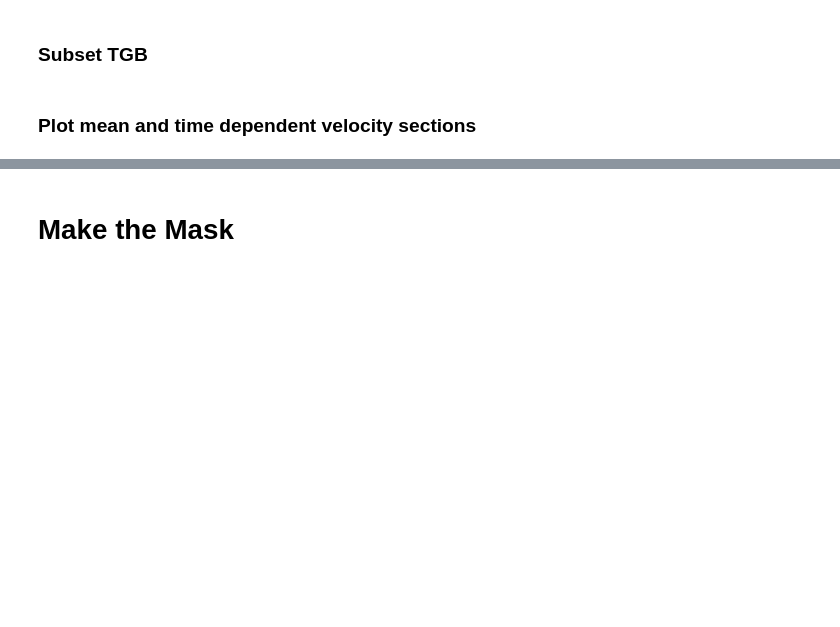
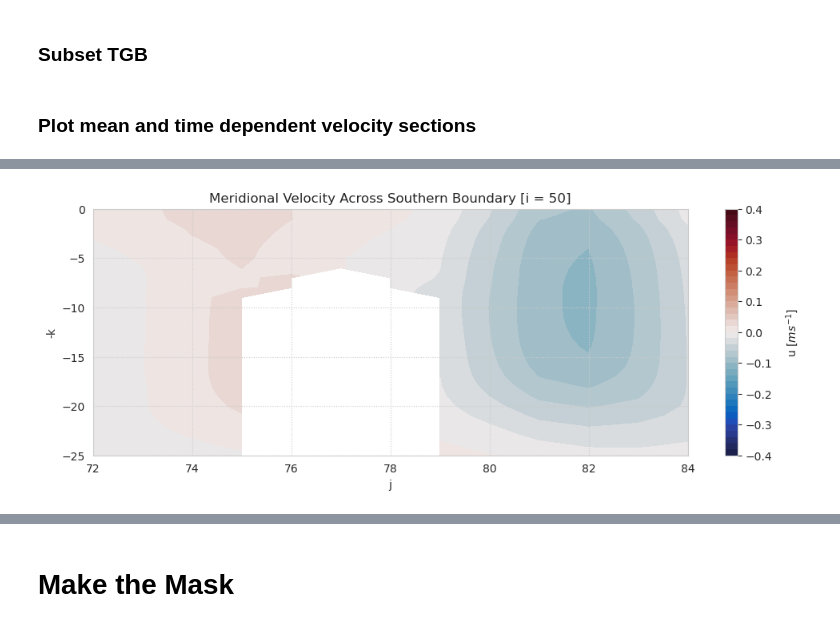
Before and after one commit to lillienders/ecco_dwbc, a Jupyter notebook: notebooks/make_north_face_mask.ipynb, the cells around one changed output, grey strips where cells are left out. Cells and saved outputs as stored; diff of their text form; code cells hidden in the pictures; blank space fills up the shorter version.

```diff
--- a/notebooks/make_north_face_mask.ipynb
+++ b/notebooks/make_north_face_mask.ipynb
@@ -121,16 +132,0 @@ plt.savefig(fig_path + sv_name + '.png', format='png', bbox_inches="tight",dpi=5
-# %%
-# --- Time Dependent Velocity Across North Face ---
-for t in range(len(ds_north_face.time)):
-    sv_name = '/north_face_uvel_' + str(ds_north_face.time[t].dt.year.data) + '_' + str(ds_north_face.time[t].dt.month.data).zfill(2)
-    sns.set_style('whitegrid',{"grid.linestyle": ":"})
-    plt.figure(figsize=[12,4])
-    levels = np.linspace(-0.4,0.4,41)
-    plt.contourf(ds_north_face.j,-ds_north_face.k,ds_north_face.UVEL[t,:,:],cmap='cmo.balance',levels = levels,zorder = 0)
-    cbar = plt.colorbar()
-    cbar.set_label('u [$ms^{-1}$]',  labelpad=11)
-    plt.xlabel('j')
-    plt.ylabel('-k')
-    plt.ylim([-25, 0])
-    plt.title('Velocity Normal to North Face: ' + str(ds_north_face.time[t].dt.year.data) + '-' + str(ds_north_face.time[t].dt.month.data).zfill(2),fontsize = 16)
-    plt.savefig(fig_path + '/north_face_uvel_timesteps' + sv_name + '.png', format='png', bbox_inches="tight",dpi=500)
-    plt.close()
@@ -149,0 +133,17 @@ with contextlib.ExitStack() as stack:
+# %%
+# --- Time Mean Velocity Across North Face ---
+sv_name = '/south_face_uvel_mean'
+sns.set_style('whitegrid',{"grid.linestyle": ":"})
+plt.figure(figsize=[12,4])
+levels = np.linspace(-0.4,0.4,41)
+plt.contourf(ds_south_face.j,-ds_south_face.k,ds_south_face.UVEL.mean(dim = 'time'),cmap='cmo.balance',levels = levels,zorder = 0)
+
+plt.title('Meridional Velocity Across Southern Boundary [i = 50]')
+cbar = plt.colorbar()
+cbar.set_label('u [$ms^{-1}$]',  labelpad=11)
+plt.xlabel('j')
+plt.ylabel('-k')
+plt.ylim([-25, 0])
+plt.savefig(fig_path + sv_name + '.png', format='png', bbox_inches="tight",dpi=500)
+# %% [output]
+[figure, added]
```
Also changed, not shown: parts of 13 cells of this notebook.
